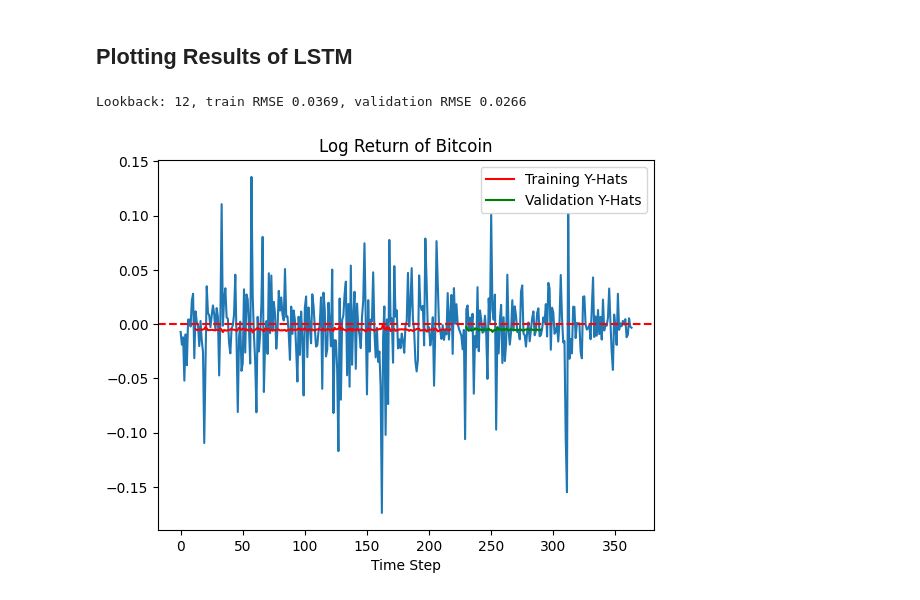
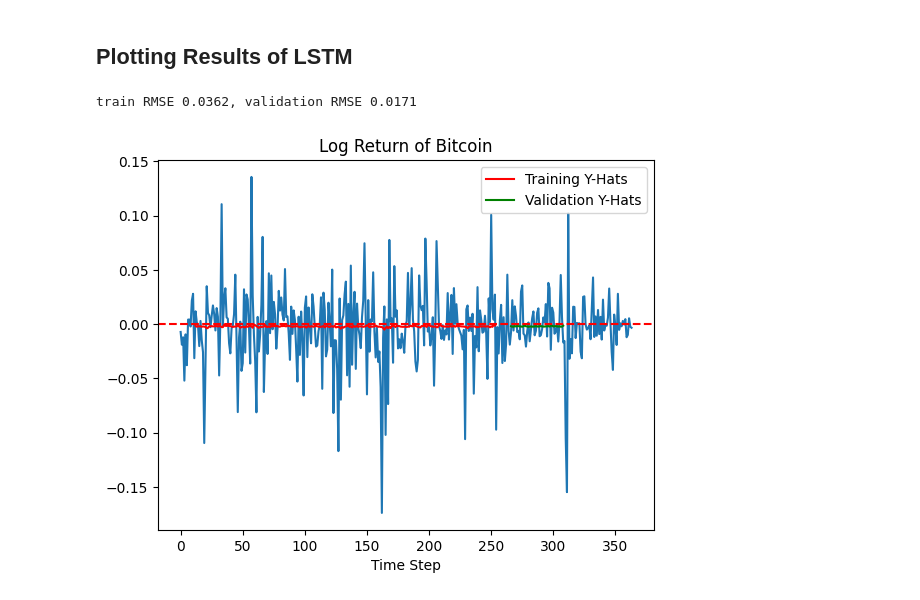
Before and after one commit to cferggie/Predicting-Bitcoin-Returns-with-Long-Short-Term-Memory-LSTM-Neural-Networks, a Jupyter notebook: LSTM for Bitcoin.ipynb, the cells around one changed output. Saved outputs shown, nothing was run; the diff lists cells and outputs as text; code cells hidden in the pictures.

```diff
--- a/LSTM for Bitcoin.ipynb
+++ b/LSTM for Bitcoin.ipynb
@@ -94,7 +86,7 @@ Reject the null hypothesis. The time-series is stationary.
 ### Train-Validation-Test Split
 # %%
 # train-test split for time series
-train_size = int(len(diff) * 0.60)
+train_size = int(len(diff) * 0.70)
 train, rest = diff[:train_size], diff[train_size:]
 validation_size = int(len(rest) * 0.50)
 validation, test = rest[:validation_size], rest[validation_size:]
@@ -138,36 +163,28 @@ class LSTM(nn.Module):
         self.linear = nn.Linear(1, 1)
     def forward(self, x):
         x, _ = self.lstm(x)
-        x = self.linear(x[:, -1, :])
+        x = self.linear(x[:, -1:, :])
         return x
-    def regularization(self, lambda_):
-        reg_term = torch.tensor(0.0)
-        for param in self.parameters():
-            reg_term += torch.sum(param**2)
-        return lambda_ * reg_term
 # %% [markdown]
 ## Training
 # %%
 model = LSTM()
 optimizer = optim.Adam(model.parameters())
 loss_fn = nn.MSELoss()
-loader = data.DataLoader(data.TensorDataset(X_train, y_train), shuffle=False, batch_size=1)
-lambda_value = 0.0000001
-n_epochs = 100
-
-
+loader = data.DataLoader(data.TensorDataset(X_train, y_train), shuffle=False, batch_size=100)
+# lambda_value = 0.0000001
+n_epochs = 1000
 
 for epoch in range(n_epochs+1):
     model.train()
     for X_batch, y_batch in loader:
         optimizer.zero_grad()
         y_pred = model(X_batch)
-        y_pred = y_pred.unsqueeze(2)
 
-        #Loss and Regularization THIS IS WHERE THINGS MESS UP
+        #Loss and Regularization
         loss = loss_fn(y_pred, y_batch)
-        reg_term = model.regularization(lambda_value)
-        loss = torch.sqrt(loss + reg_term)
+        # reg_term = model.regularization(lambda_value)
+        loss = torch.sqrt(loss)
 
         loss.backward()
         optimizer.step()
@@ -177,11 +194,11 @@ for epoch in range(n_epochs+1):
     model.eval()
     with torch.no_grad():
         y_pred = model(X_train)
-        y_pred = y_pred.unsqueeze(2)
-        train_rmse = torch.sqrt(loss_fn(y_pred, y_train) + reg_term)
+
+        train_rmse = torch.sqrt(loss_fn(y_pred, y_train))
 
         y_pred = model(X_valid)
-        y_pred = y_pred.unsqueeze(2)
-        valid_rmse = torch.sqrt(loss_fn(y_pred, y_valid) + reg_term)
+
+        valid_rmse = torch.sqrt(loss_fn(y_pred, y_valid))
     print(f"Epoch {epoch}: train RMSE {train_rmse:.4f}, validation RMSE {valid_rmse:.4f}")
 # %% [output]
@@ -230,38 +253,40 @@ with torch.no_grad():
     ##Shift train predictions for plotting
     train_plot = np.ones_like(diff) * np.nan
     #get predictions for training set
     y_hat_train = model(X_train)
     #RMSE for training set
-    rmse_train = torch.sqrt(loss_fn(y_hat_train.unsqueeze(2), y_train))
+    rmse_train = torch.sqrt(loss_fn(y_hat_train, y_train))
     #Plot the training predictions
+    y_hat_train = y_hat_train.reshape(242,)
     train_plot[lookback:train_size] = y_hat_train
 
 
     #Shift validation predictions for plotting
     valid_plot = np.ones_like(diff) * np.nan
     #Get predictions for testing set
     y_hat_valid = model(X_valid)
     #RMSE for testing set
-    rmse_valid = torch.sqrt(loss_fn(y_hat_valid.unsqueeze(2), y_valid))
+    rmse_valid = torch.sqrt(loss_fn(y_hat_valid, y_valid))
     #Plot the testing predictions
+    y_hat_valid = y_hat_valid.reshape(43,)
     valid_plot[train_size+lookback:train_size+len(y_valid)+lookback] = y_hat_valid
 
-print(f"Lookback: {lookback}, train RMSE {rmse_train:.4f}, validation RMSE {rmse_valid:.4f}")
+print(f"train RMSE {rmse_train:.4f}, validation RMSE {rmse_valid:.4f}")
 
 
 # plot
 plt.plot(diff)
 plt.plot(train_plot, c='r', label="Training Y-Hats")
 plt.plot(valid_plot, c='g', label='Validation Y-Hats')
 plt.xlabel('Time Step')
 plt.title('Log Return of Bitcoin')
 plt.legend()
 plt.axhline(y=0, color='r', linestyle='--')
 # plt.savefig("365 forecast")
 plt.show()
 # %% [output]
-Lookback: 12, train RMSE 0.0369, validation RMSE 0.0266
+train RMSE 0.0362, validation RMSE 0.0171
-[figure, old version]
+[figure, new version]
 # %%
 plt.plot(y_hat_train, label="Predicted Values")
 plt.plot(y_train.squeeze(), label="Actual Train")
```
Also changed, not shown: parts of 15 cells of this notebook, 2 other files.
